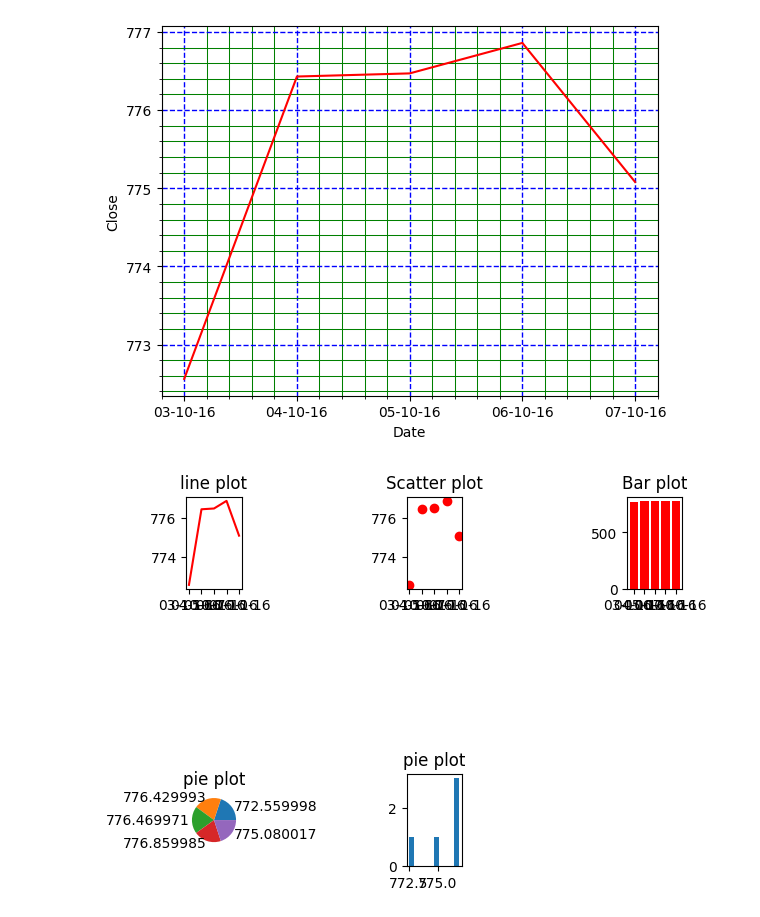
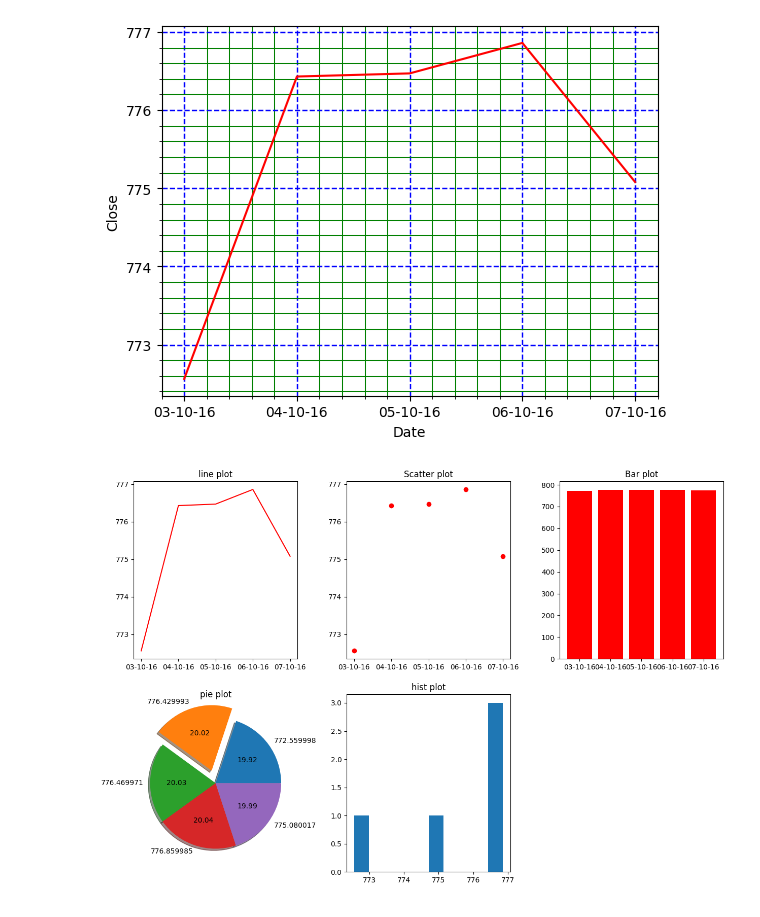
Before and after one commit to Sudheerkumar099/Python-Logical-Programs, a Jupyter notebook: matplotlib/line_plot.ipynb, the cells around one changed output. Drawn from its saved outputs; the diff is of its cells as text; code cells hidden in the pictures.

```diff
--- a/matplotlib/matplot.ipynb
+++ b/matplotlib/line_plot.ipynb
@@ -36,7 +36,7 @@ plt.plot(df["a"], df["b"])
 [figure]
 # %%
 #3 and 4
-df = pd.read_csv("matplotlib/alphabet.csv")
+df = pd.read_csv("alphabet.csv")
 print(df)
 print(df.columns)
 plt.grid()
@@ -130,27 +130,28 @@ plt.grid(True,which="minor",lw="0.75",ls = "-",color = "g")
 [figure]
 # %%
 #15
+plt.figure(figsize=(15,10))
 plt.subplot(2,3,1)
 plt.plot(df["Date"],df["Close "],color = "r")
 plt.title("line plot")
 
 plt.subplot(2,3,2)
 plt.scatter(df["Date"],df["Close "],color = "r")
 plt.title ("Scatter plot")
 
 plt.subplot(2,3,3)
 plt.bar(df["Date"],df["Close "],color = "r")
 plt.title ("Bar plot")
 
 plt.subplot(2,3,4)
-plt.pie(df["Close "],labels = ["772.559998" ,"776.429993","776.469971","776.859985","775.080017" ])
+plt.pie(df["Close "],labels = ["772.559998" ,"776.429993","776.469971","776.859985","775.080017" ],autopct="%.2f",explode=[0,0.2,0,0,0],shadow="1")
 plt.title ("pie plot")
 
 plt.subplot(2,3,5)
 plt.hist(df["Close "])
-plt.title ("pie plot")
+plt.title ("hist plot")
 
-plt.subplots_adjust(hspace = 2, wspace = 3)
+plt.subplots_adjust(hspace = 0.2, wspace = 0.3)
 plt.show()
 # %% [output]
-[figure, old version]
+[figure, new version]
```
Also changed, not shown: parts of 3 cells of this notebook, 1 other file.
